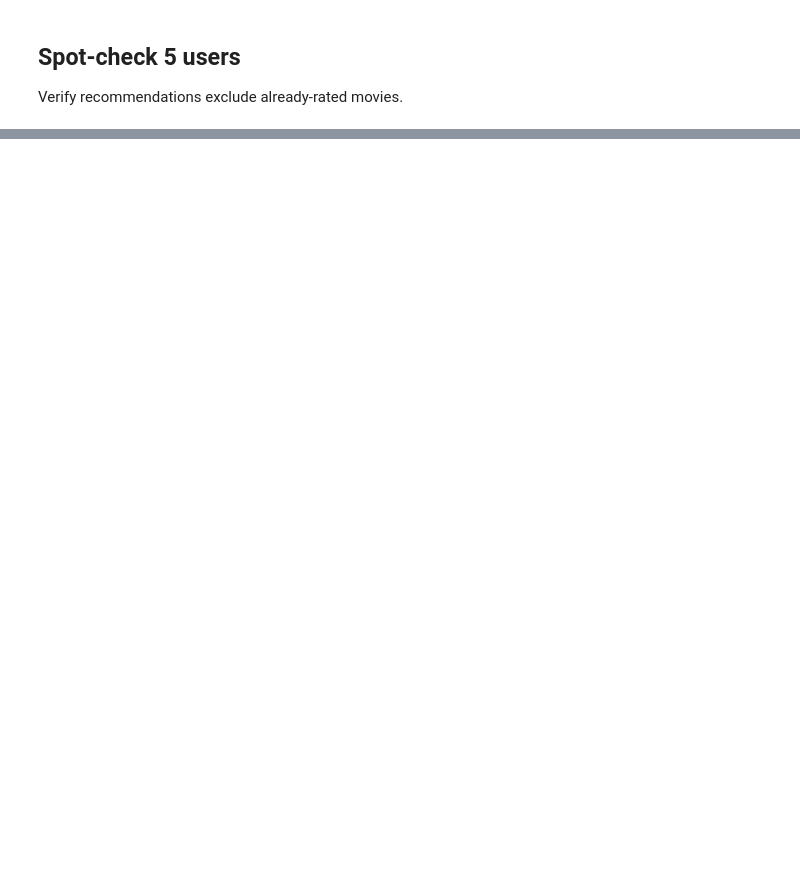
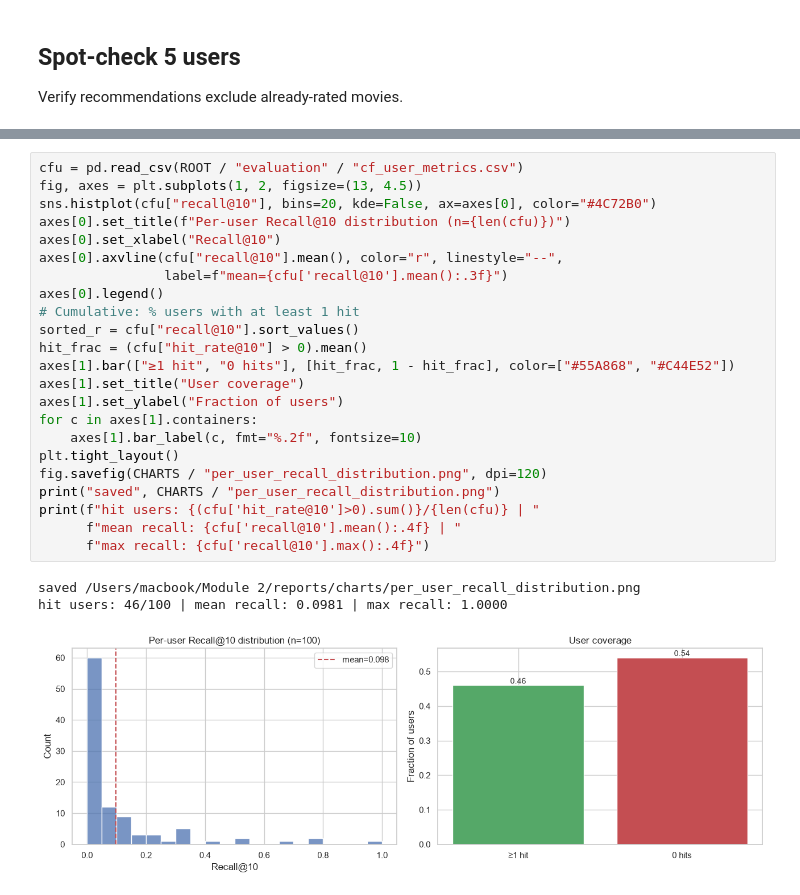
Before and after one commit to AIVIETNAM-AIO-DUTAM/hybrid-movie-recommender, a Jupyter notebook: notebooks/05_evaluation_analysis.ipynb, the cells around one changed output, grey strips where cells are left out. Drawn from its saved outputs; the diff is of its cells as text; blank space fills up the shorter version.

```diff
--- a/notebooks/05_evaluation_analysis.ipynb
+++ b/notebooks/05_evaluation_analysis.ipynb
@@ -97,0 +215,27 @@ pd.DataFrame(rows)
+# %%
+cfu = pd.read_csv(ROOT / "evaluation" / "cf_user_metrics.csv")
+fig, axes = plt.subplots(1, 2, figsize=(13, 4.5))
+sns.histplot(cfu["recall@10"], bins=20, kde=False, ax=axes[0], color="#4C72B0")
+axes[0].set_title(f"Per-user Recall@10 distribution (n={len(cfu)})")
+axes[0].set_xlabel("Recall@10")
+axes[0].axvline(cfu["recall@10"].mean(), color="r", linestyle="--",
+                label=f"mean={cfu['recall@10'].mean():.3f}")
+axes[0].legend()
+# Cumulative: % users with at least 1 hit
+sorted_r = cfu["recall@10"].sort_values()
+hit_frac = (cfu["hit_rate@10"] > 0).mean()
+axes[1].bar(["≥1 hit", "0 hits"], [hit_frac, 1 - hit_frac], color=["#55A868", "#C44E52"])
+axes[1].set_title("User coverage")
+axes[1].set_ylabel("Fraction of users")
+for c in axes[1].containers:
+    axes[1].bar_label(c, fmt="%.2f", fontsize=10)
+plt.tight_layout()
+fig.savefig(CHARTS / "per_user_recall_distribution.png", dpi=120)
+print("saved", CHARTS / "per_user_recall_distribution.png")
+print(f"hit users: {(cfu['hit_rate@10']>0).sum()}/{len(cfu)} | "
+      f"mean recall: {cfu['recall@10'].mean():.4f} | "
+      f"max recall: {cfu['recall@10'].max():.4f}")
+# %% [output]
+saved /Users/macbook/Module 2/reports/charts/per_user_recall_distribution.png
+hit users: 46/100 | mean recall: 0.0981 | max recall: 1.0000
+[figure, added]
```
Also changed, not shown: parts of 15 cells of this notebook, 3 other files.
